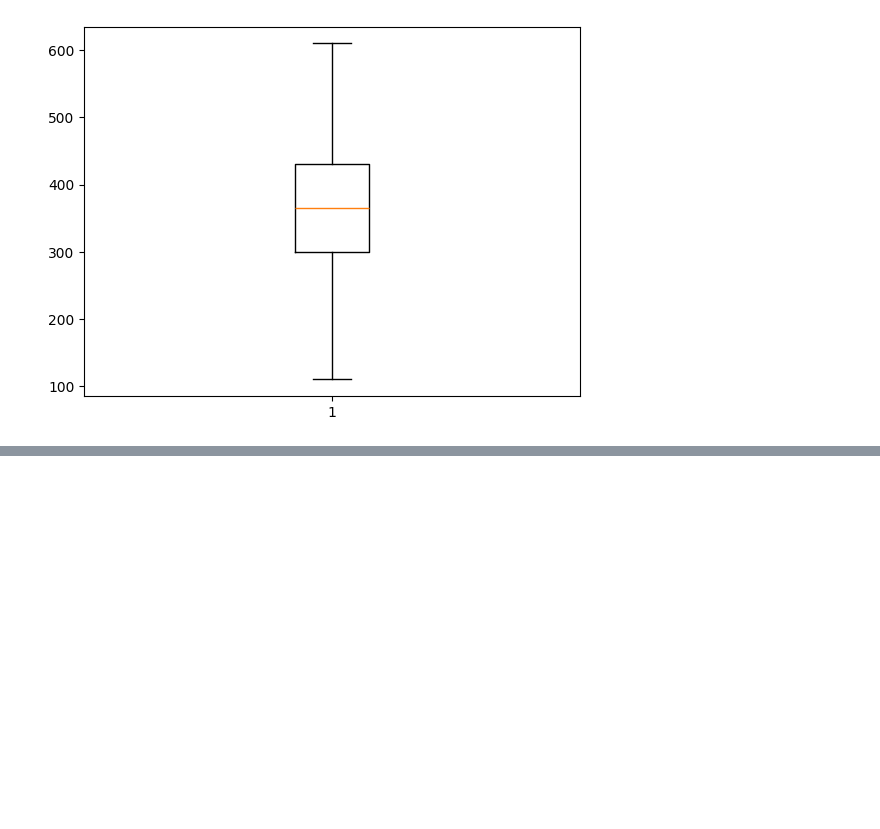
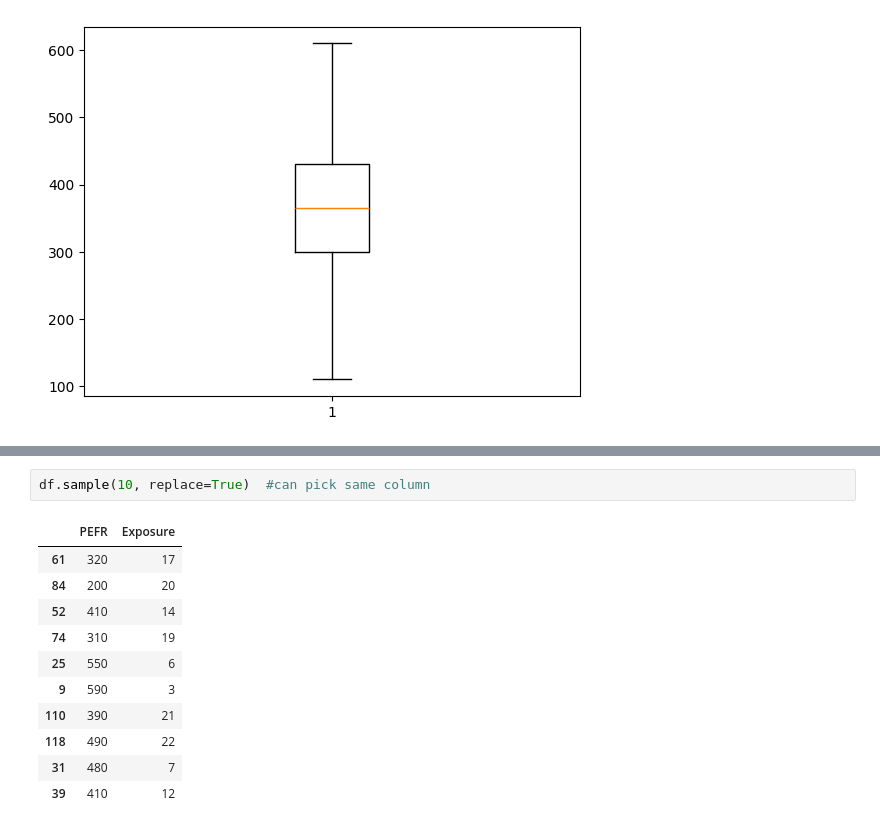
Before and after one commit to shreyasstha/data, a Jupyter notebook: statistics.ipynb, the cells around one changed output, grey strips where cells are left out. Cells and saved outputs as stored; diff of their text form; blank space fills up the shorter version.

```diff
--- a/statistics.ipynb
+++ b/statistics.ipynb
@@ -121,0 +178,14 @@ plt.boxplot(df["PEFR"])
+# %%
+df.sample(10, replace=True)  #can pick same column
+# %% [output]
+|  | PEFR | Exposure |
+| 61 | 320 | 17 |
+| 84 | 200 | 20 |
+| 52 | 410 | 14 |
+| 74 | 310 | 19 |
+| 25 | 550 | 6 |
+| 9 | 590 | 3 |
+| 110 | 390 | 21 |
+| 118 | 490 | 22 |
+| 31 | 480 | 7 |
+| 39 | 410 | 12 |
```
Also changed, not shown: parts of 8 cells of this notebook.
